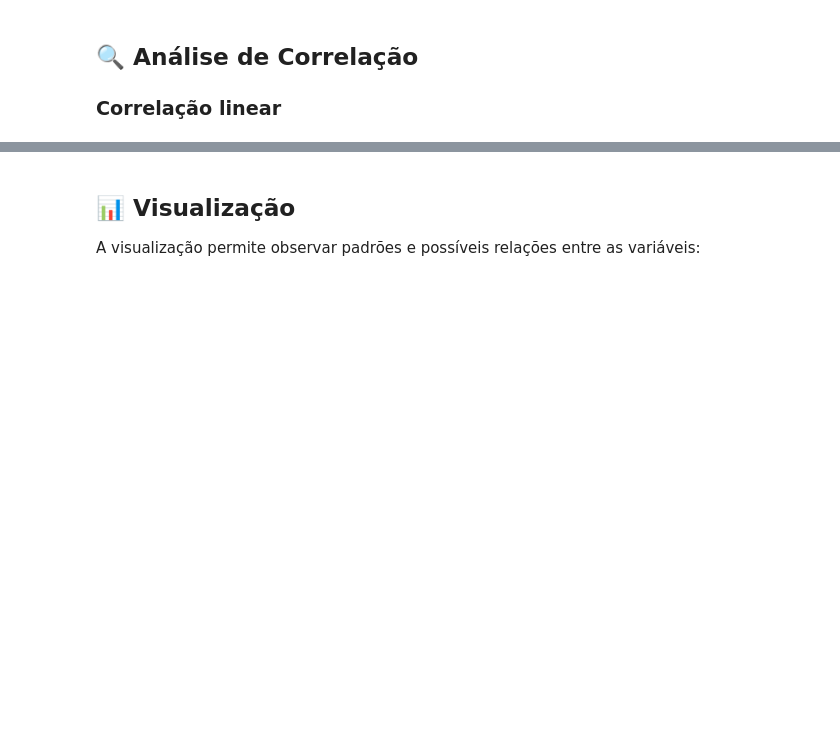
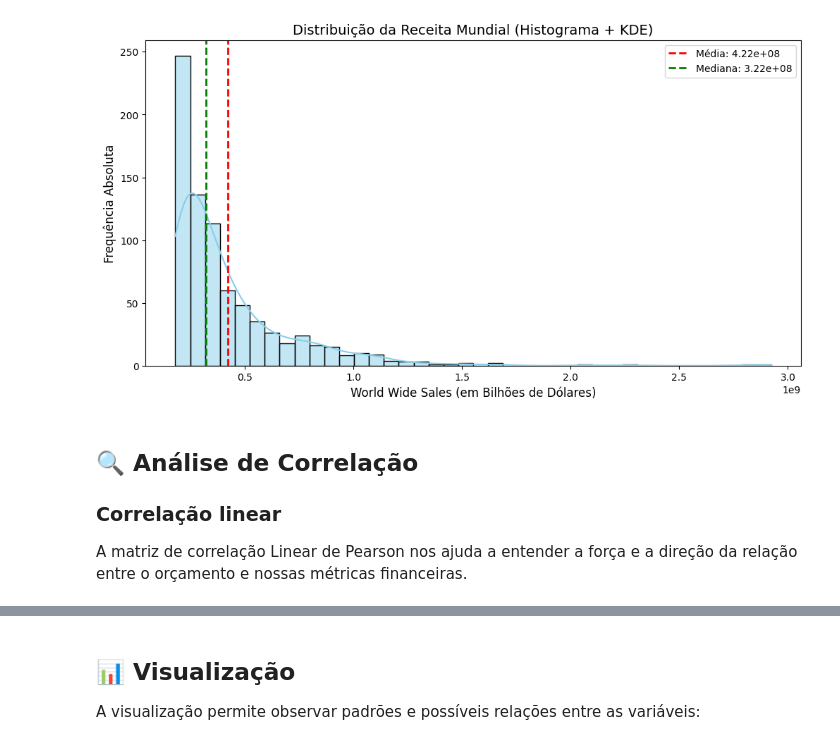
Before and after one commit to gabrielaniceto1/TrabalhoEstatistica, a Jupyter notebook: pergunta2.ipynb, the cells around one changed output, grey strips where cells are left out. Cells and saved outputs as stored; diff of their text form; code cells hidden in the pictures; blank space fills up the shorter version.

```diff
--- a/pergunta2.ipynb
+++ b/pergunta2.ipynb
@@ -120,5 +179,22 @@ df
+# %%
+plt.figure(figsize=(12, 6))
+sns.histplot(df['World Wide Sales (in $)'], bins=40, kde=True, color='skyblue', edgecolor='black')
+
+# Adicionando linhas de Média e Mediana
+plt.axvline(df['World Wide Sales (in $)'].mean(), color='red', linestyle='dashed', linewidth=2, label=f"Média: {df['World Wide Sales (in $)'].mean():.2e}")
+plt.axvline(df['World Wide Sales (in $)'].median(), color='green', linestyle='dashed', linewidth=2, label=f"Mediana: {df['World Wide Sales (in $)'].median():.2e}")
+
+plt.title('Distribuição da Receita Mundial (Histograma + KDE)', fontsize=14)
+plt.xlabel('World Wide Sales (em Bilhões de Dólares)', fontsize=12)
+plt.ylabel('Frequência Absoluta', fontsize=12)
+plt.legend()
+plt.show()
+# %% [output]
+[figure, added]
 # %% [markdown]
 ## 🔍 Análise de Correlação
 
 ### Correlação linear
+
+A matriz de correlação Linear de Pearson nos ajuda a entender a força e a direção da relação entre o orçamento e nossas métricas financeiras.
 # %%
```
Also changed, not shown: parts of 16 cells of this notebook.
